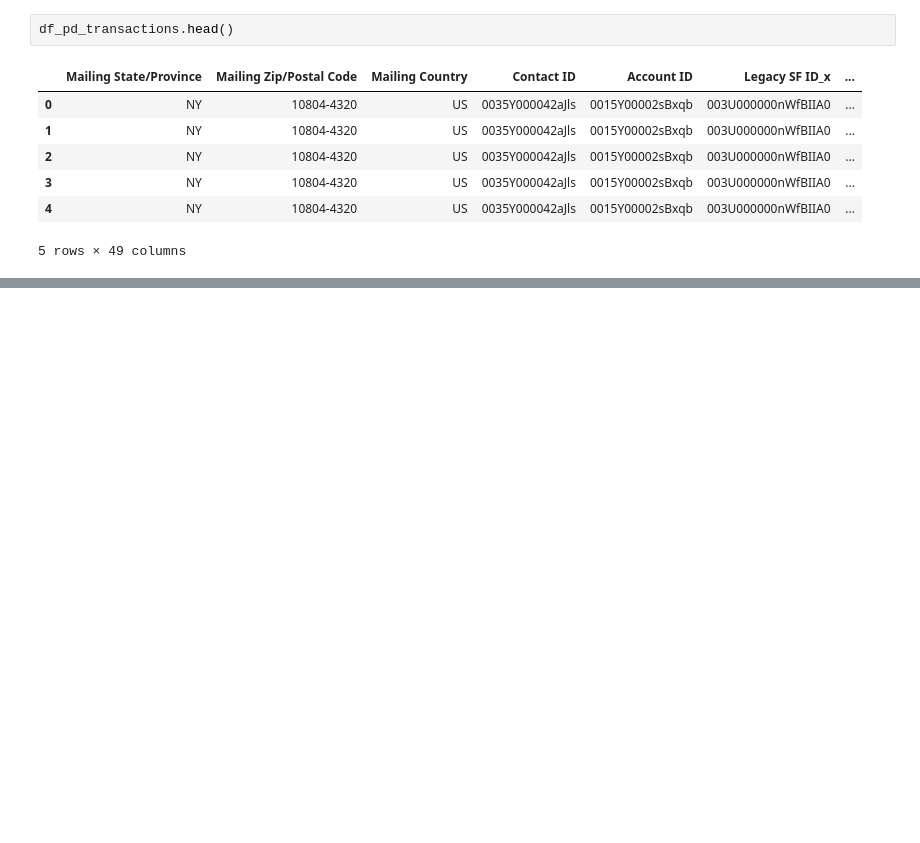
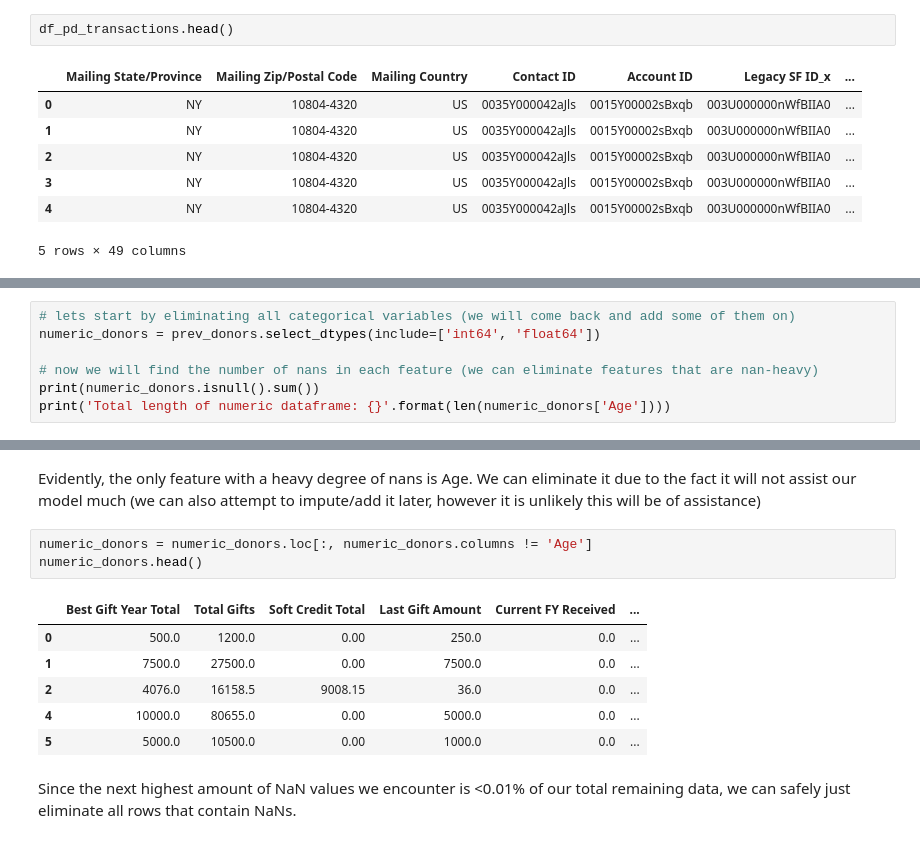
Before and after one commit to canderton-deloitte/city_year_hackathon, a Jupyter notebook: City Year Hackathon - Exploratory Data Analysis.ipynb, the cells around one changed output, grey strips where cells are left out. Saved outputs shown, nothing was run; the diff lists cells and outputs as text; blank space fills up the shorter version.

```diff
--- a/City Year Hackathon - Exploratory Data Analysis.ipynb
+++ b/City Year Hackathon - Exploratory Data Analysis.ipynb
@@ -441,0 +384,7 @@ age_df
+# %%
+# lets start by eliminating all categorical variables (we will come back and add some of them on)
+numeric_donors = prev_donors.select_dtypes(include=['int64', 'float64'])
+
+# now we will find the number of nans in each feature (we can eliminate features that are nan-heavy)
+print(numeric_donors.isnull().sum())
+print('Total length of numeric dataframe: {}'.format(len(numeric_donors['Age'])))
@@ -441,0 +408,14 @@ age_df
+# %% [markdown]
+Evidently, the only feature with a heavy degree of nans is Age. We can eliminate it due to the fact it will not assist our model much (we can also attempt to impute/add it later, however it is unlikely this will be of assistance)
+# %%
+numeric_donors = numeric_donors.loc[:, numeric_donors.columns != 'Age']
+numeric_donors.head()
+# %% [output]
+|  | Best Gift Year Total | Total Gifts | Soft Credit Total | Last Gift Amount | Current FY Received | ... |
+| 0 | 500.0 | 1200.0 | 0.00 | 250.0 | 0.0 | ... |
+| 1 | 7500.0 | 27500.0 | 0.00 | 7500.0 | 0.0 | ... |
+| 2 | 4076.0 | 16158.5 | 9008.15 | 36.0 | 0.0 | ... |
+| 4 | 10000.0 | 80655.0 | 0.00 | 5000.0 | 0.0 | ... |
+| 5 | 5000.0 | 10500.0 | 0.00 | 1000.0 | 0.0 | ... |
+# %% [markdown]
+Since the next highest amount of NaN values we encounter is <0.01% of our total remaining data, we can safely just eliminate all rows that contain NaNs.
```
Also changed, not shown: parts of 39 cells of this notebook.
